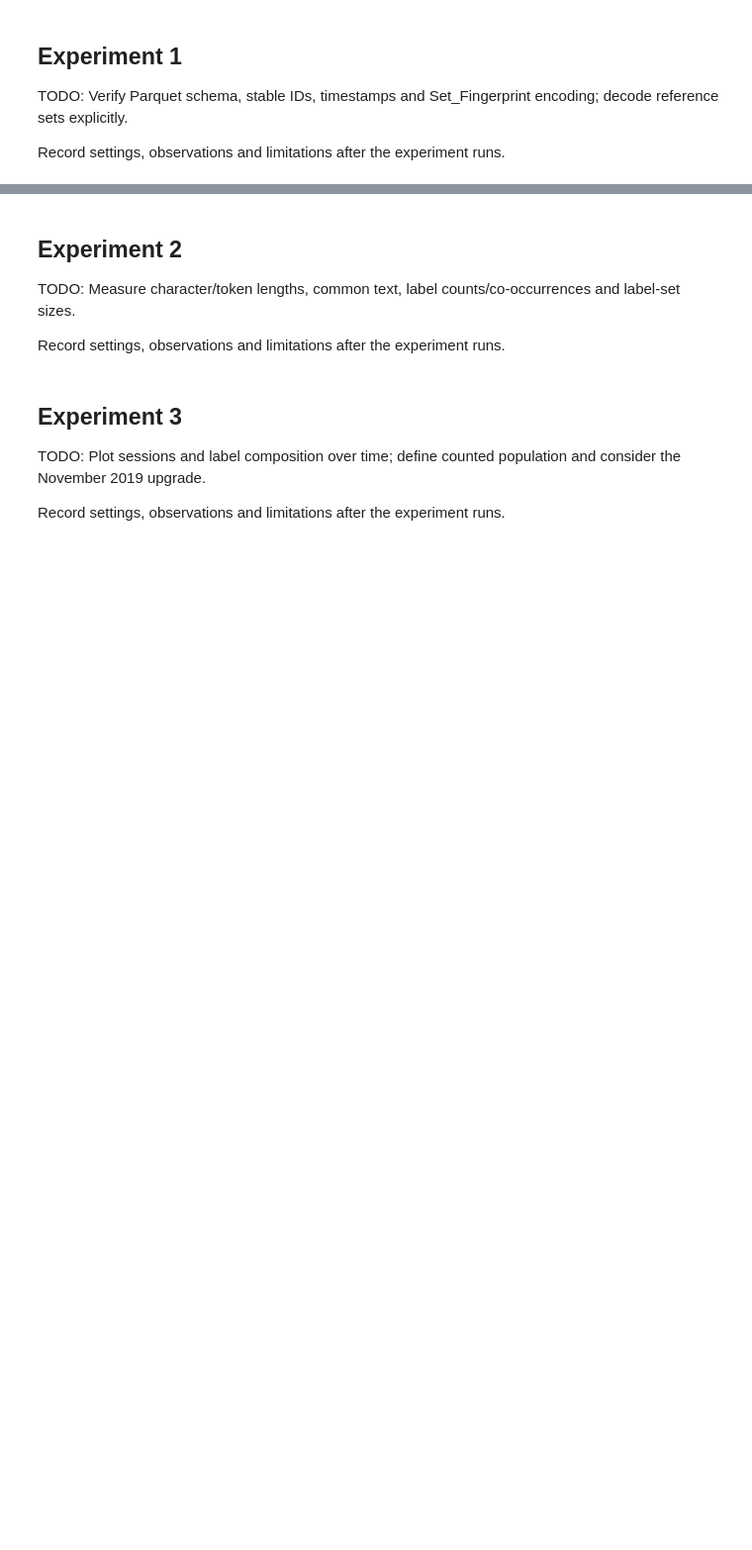
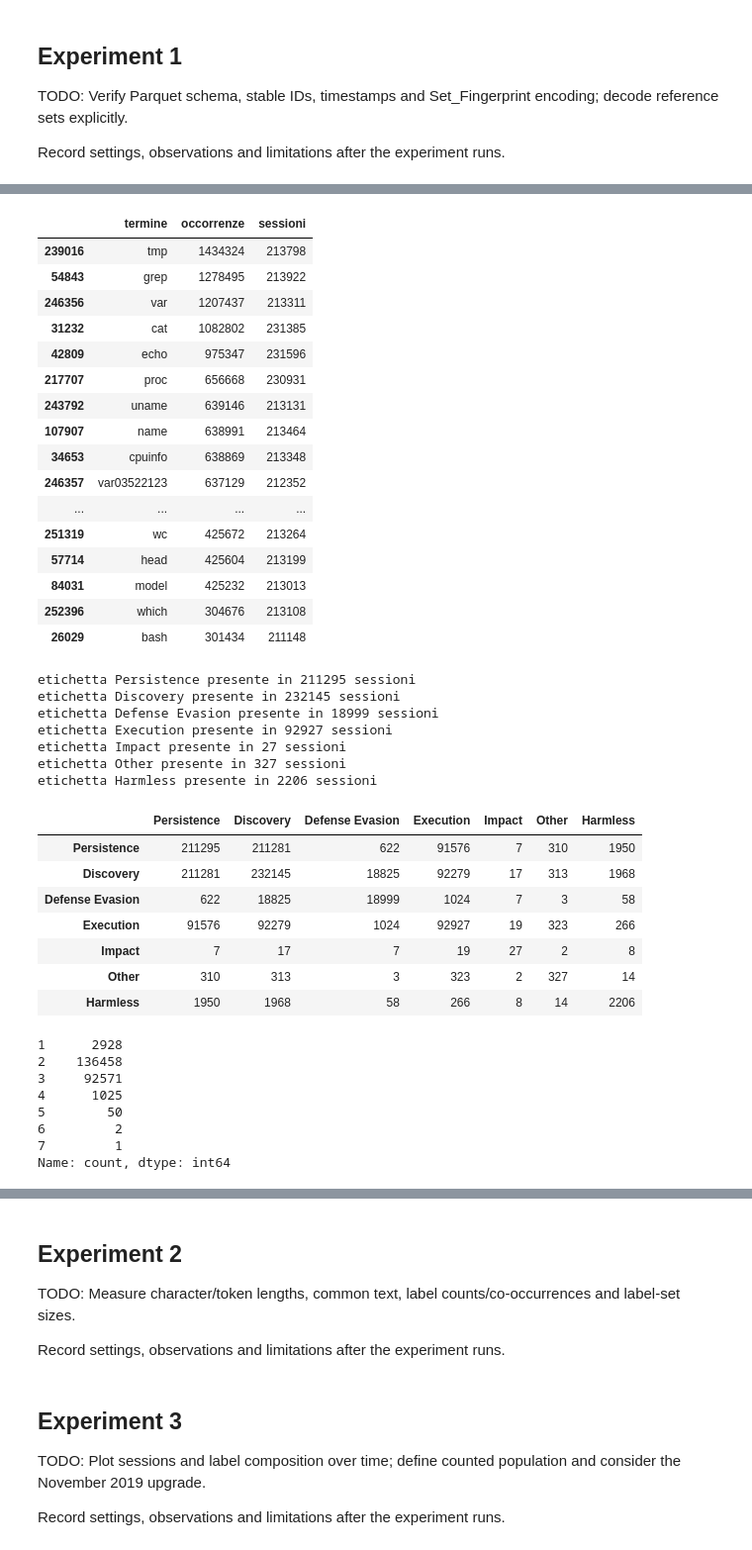
Before and after one commit to grabls/proj6_ml4n, a Jupyter notebook: notebooks/01_data.ipynb, the cells around one changed output, grey strips where cells are left out. Shown at 99% size. Saved outputs shown, nothing was run; the diff lists cells and outputs as text; code cells hidden in the pictures; blank space fills up the shorter version.

```diff
--- a/notebooks/01_data.ipynb
+++ b/notebooks/01_data.ipynb
@@ -49,0 +39,79 @@ Record settings, observations and limitations after the experiment runs.
+# %%
+from sklearn.feature_extraction.text import CountVectorizer
+from sklearn.preprocessing import MultiLabelBinarizer
+"""aggiorniamo direttamente il data frame originale"""
+dF["n_chars"] = dF["full_session"].str.len()
+dF["n_tokens"] = dF["full_session"].map(data.tokenize_shell).map(len)
+"""usiamo CountVectorizer che tokenizza e fa il conteggio delle occorrenze"""
+vectorizer = CountVectorizer() #costruttore
+tokens=vectorizer.fit_transform(dF["full_session"])
+#così ho creato una matrice sparsa (si risparmia circa 99 volte la memoria in media con una matrice sparsa rispetto a quella densa no joke) ogni riga è una sessione nello stesso ordine di full_session ,mentre le colonne sono i token ogni cella dice quanti token per sessione
+termini = vectorizer.get_feature_names_out()
+#così estraggo una lista di token
+
+riepilogo_tokens = pd.DataFrame({
+    "termine": termini,
+    "occorrenze": np.asarray(tokens.sum(axis=0)).ravel(),
+    "sessioni": tokens.getnnz(axis=0),
+}) #questo è per estrarre i common text elements
+#in questo modo creo un dataframe con 3 colonne: 1 con tutti i token; 1 con quante occorrenze in generale; 1 con quante sessioni è spuntata
+#sto dataframe serve solo per ordinare i risultati
+display(riepilogo_tokens.nlargest(20, "occorrenze"))
+mlb = MultiLabelBinarizer(classes=data.LABELS)
+"""qui facciamo un salto diverso, non abbiamo più bisogno di vettorizzare ma andiamo di matrice binaria che indica semplicemente 0 1 tabella x sessione,
+noi necessitiamo di una matrice densa che otterremo solo post trasformazione, questo intanto è un obj"""
+Y=mlb.fit_transform(dF["Set_Fingerprint"]) #otteniamo ogni riga una sessione nell'ordine della series, ogni colonna una label
+for i in range (0, len(mlb.classes_)):
+    print(f"etichetta {mlb.classes_[i]} presente in {Y[:,i].sum(axis=0)} sessioni")
+lsz=Y.sum(axis=1)
+#label set size ma non lo mostro perchè è troppo pesanti quando ne trarremo le conclusioni lo faremo
+cooccorrenze = pd.DataFrame(
+    Y.T @ Y,
+    index=mlb.classes_,
+    columns=mlb.classes_,
+)
+
+display(cooccorrenze)
+display(pd.Series(lsz).value_counts().sort_index())
+#Distribuzione della label-set size
+# %% [output]
+|  | termine | occorrenze | sessioni |
+| 239016 | tmp | 1434324 | 213798 |
+| 54843 | grep | 1278495 | 213922 |
+| 246356 | var | 1207437 | 213311 |
+| 31232 | cat | 1082802 | 231385 |
+| 42809 | echo | 975347 | 231596 |
+| 217707 | proc | 656668 | 230931 |
+| 243792 | uname | 639146 | 213131 |
+| 107907 | name | 638991 | 213464 |
+| 34653 | cpuinfo | 638869 | 213348 |
+| 246357 | var03522123 | 637129 | 212352 |
+| ... | ... | ... | ... |
+| 251319 | wc | 425672 | 213264 |
+| 57714 | head | 425604 | 213199 |
+| 84031 | model | 425232 | 213013 |
+| 252396 | which | 304676 | 213108 |
+| 26029 | bash | 301434 | 211148 |
+etichetta Persistence presente in 211295 sessioni
+etichetta Discovery presente in 232145 sessioni
+etichetta Defense Evasion presente in 18999 sessioni
+etichetta Execution presente in 92927 sessioni
+etichetta Impact presente in 27 sessioni
+etichetta Other presente in 327 sessioni
+etichetta Harmless presente in 2206 sessioni
+|  | Persistence | Discovery | Defense Evasion | Execution | Impact | Other | Harmless |
+| Persistence | 211295 | 211281 | 622 | 91576 | 7 | 310 | 1950 |
+| Discovery | 211281 | 232145 | 18825 | 92279 | 17 | 313 | 1968 |
+| Defense Evasion | 622 | 18825 | 18999 | 1024 | 7 | 3 | 58 |
+| Execution | 91576 | 92279 | 1024 | 92927 | 19 | 323 | 266 |
+| Impact | 7 | 17 | 7 | 19 | 27 | 2 | 8 |
+| Other | 310 | 313 | 3 | 323 | 2 | 327 | 14 |
+| Harmless | 1950 | 1968 | 58 | 266 | 8 | 14 | 2206 |
+1      2928
+2    136458
+3     92571
+4      1025
+5        50
+6         2
+7         1
+Name: count, dtype: int64
```
Also changed, not shown: parts of 7 cells of this notebook, 1 other file.
